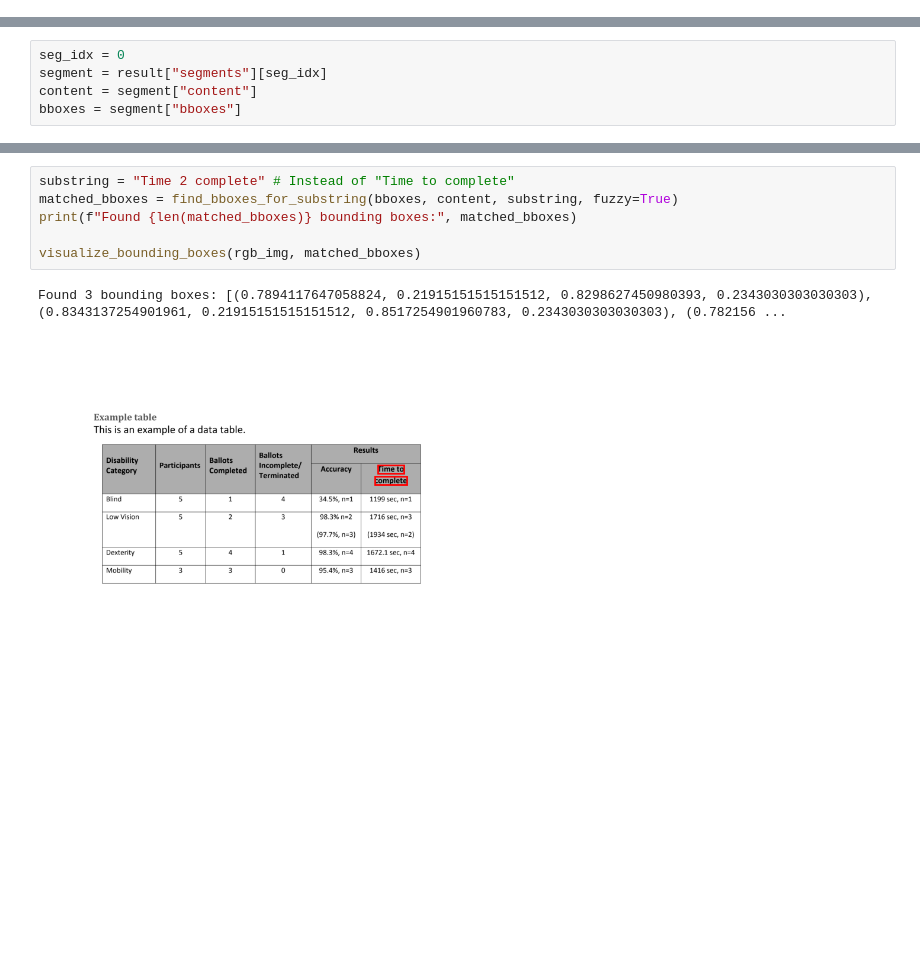
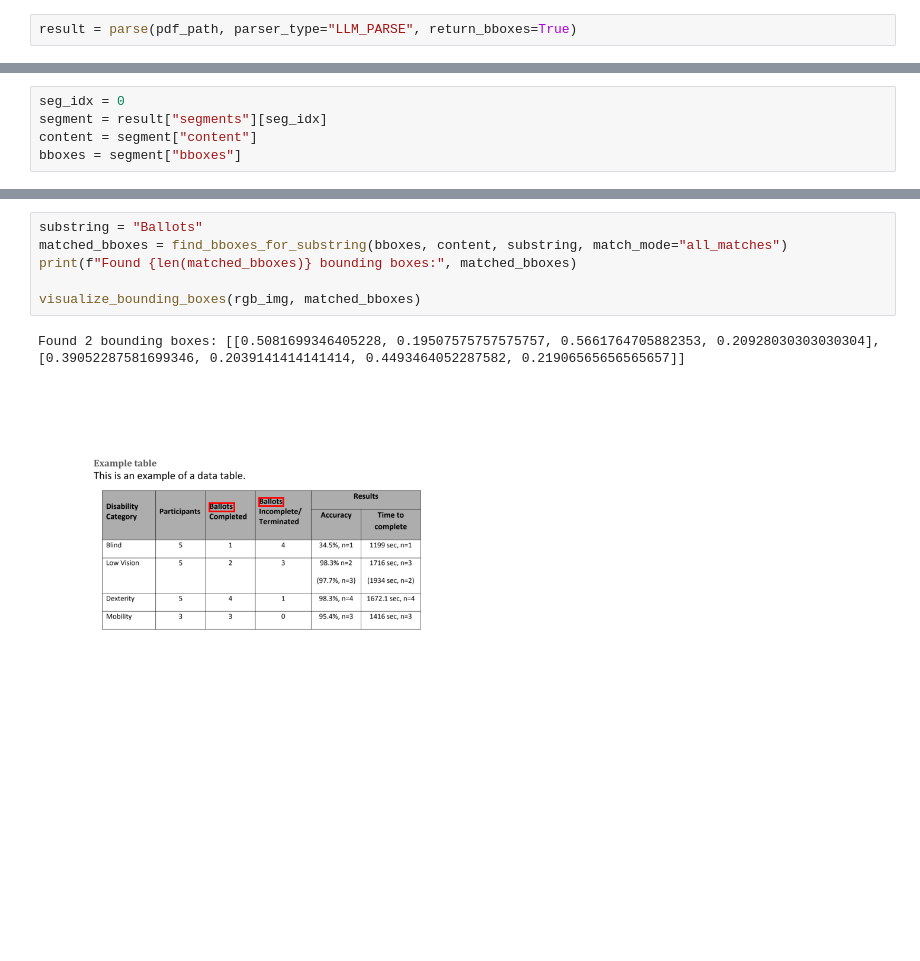
Before and after one commit to oidlabs-com/Lexoid, a Jupyter notebook: examples/example_notebook_reference_highlight.ipynb, the cells around one changed output, grey strips where cells are left out. Saved outputs shown, nothing was run; the diff lists cells and outputs as text; blank space fills up the shorter version.

```diff
--- a/examples/example_notebook_reference_highlight.ipynb
+++ b/examples/example_notebook_reference_highlight.ipynb
@@ -17,0 +47,2 @@ rgb_img = cv2.cvtColor(cv2_img, cv2.COLOR_BGR2RGB)
+# %%
+result = parse(pdf_path, parser_type="LLM_PARSE", return_bboxes=True)
@@ -32,12 +67,12 @@ Found 5 bounding boxes: [(0.22055254901960786, 0.14481848484848484, 0.3109664705
 # %%
-substring = "Time 2 complete" # Instead of "Time to complete"
-matched_bboxes = find_bboxes_for_substring(bboxes, content, substring, fuzzy=True)
+substring = "Ballots"
+matched_bboxes = find_bboxes_for_substring(bboxes, content, substring, match_mode="all_matches")
 print(f"Found {len(matched_bboxes)} bounding boxes:", matched_bboxes)
 
 visualize_bounding_boxes(rgb_img, matched_bboxes)
 # %% [output]
-Found 3 bounding boxes: [(0.7894117647058824, 0.21915151515151512, 0.8298627450980393, 0.2343030303030303), (0.8343137254901961, 0.21915151515151512, 0.8517254901960783, 0.2343030303030303), (0.782156 ...
+Found 2 bounding boxes: [[0.5081699346405228, 0.19507575757575757, 0.5661764705882353, 0.20928030303030304], [0.39052287581699346, 0.2039141414141414, 0.4493464052287582, 0.21906565656565657]]
-[figure, old version]
+[figure, new version]
 # %%
 visualize_bounding_boxes(rgb_img, matched_bboxes, highlight=True)
 # %% [output]
```
Also changed, not shown: parts of 11 cells of this notebook, 1 other file.
